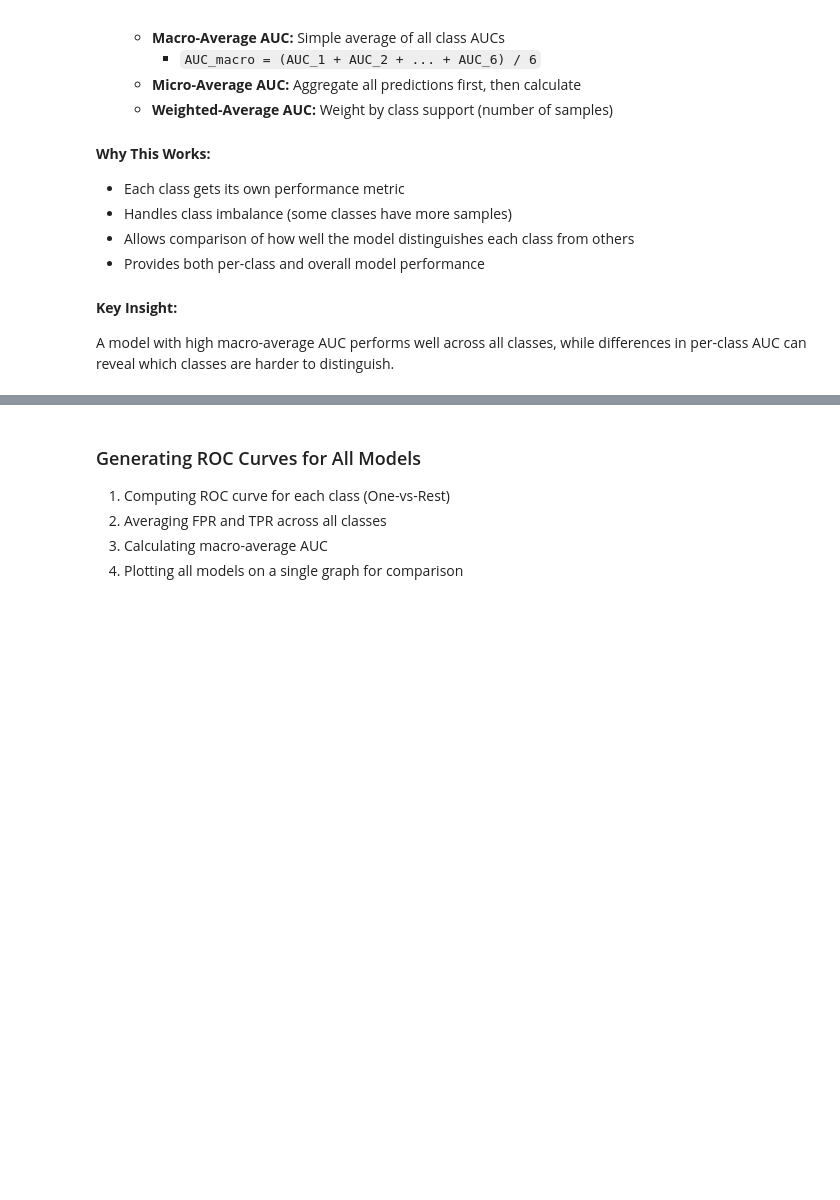
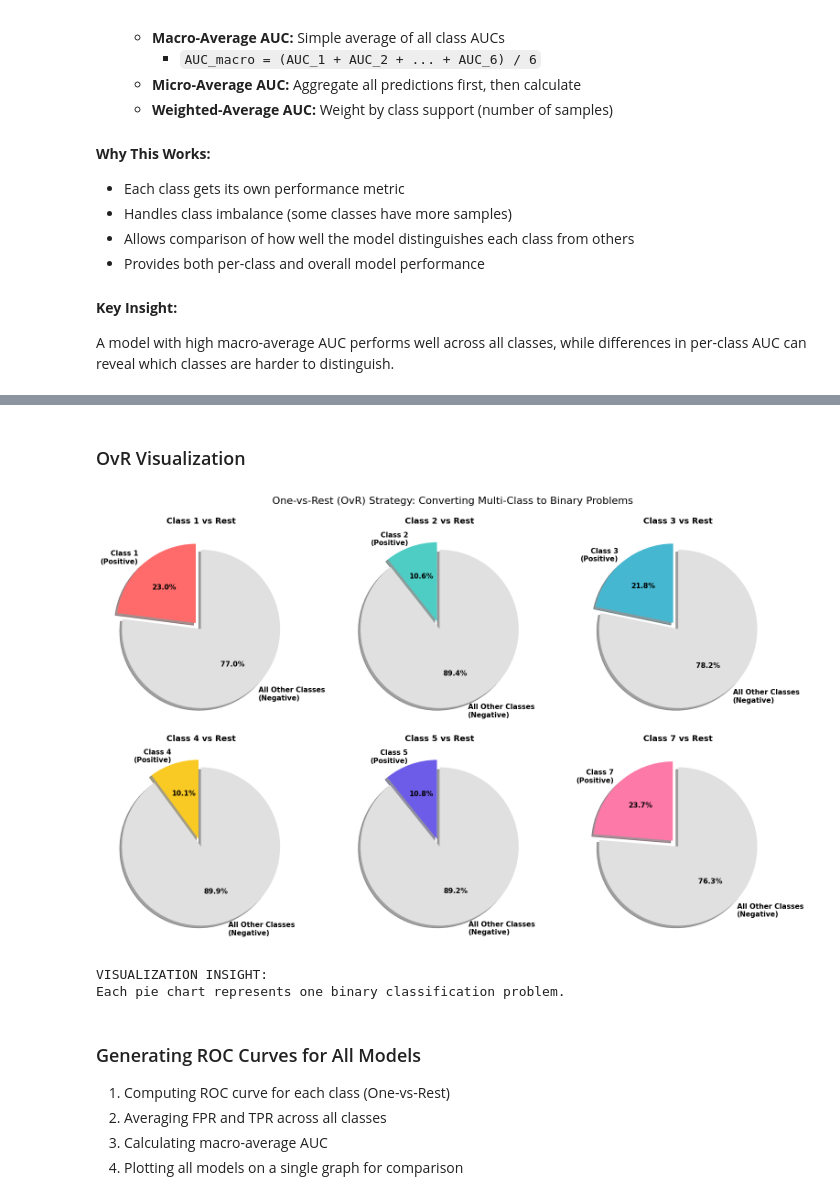
Before and after one commit to ha-rish-23/assignment-7-ha-rish-23, a Jupyter notebook: solution.ipynb, the cells around one changed output, grey strips where cells are left out. Saved outputs shown, nothing was run; the diff lists cells and outputs as text; code cells hidden in the pictures; blank space fills up the shorter version.

```diff
--- a/solution.ipynb
+++ b/solution.ipynb
@@ -59,6 +87,6 @@ scaler = StandardScaler()
 X_scaled = scaler.fit_transform(X)
 
 # Splitting the dataset into training and testing sets
-X_train, X_test, y_train, y_test = train_test_split(X_scaled, y, test_size=0.2, random_state=42, stratify=y)
+X_train, X_test, y_train, y_test = train_test_split(X_scaled, y, test_size=0.2, random_state=42)
 print("Training set shape:", X_train.shape, y_train.shape)
 print("Testing set shape:", X_test.shape, y_test.shape)
@@ -289,3 +358,5 @@ for cls in classes:
+# %% [markdown]
+### OvR Visualization
 # %%
 # Visualizing the OvR concept
 fig, axes = plt.subplots(2, 3, figsize=(16, 10))
@@ -293,34 +364,38 @@ axes = axes.ravel()
 
 classes = np.unique(y_test)
 colors_positive = ['#ff6b6b', '#4ecdc4', '#45b7d1', '#f9ca24', '#6c5ce7', '#fd79a8']
 
 for idx, cls in enumerate(classes):
     # Create binary labels
     binary_labels = (y_test.values.ravel() == cls).astype(int)
 
     # Count positive and negative
     positive_count = np.sum(binary_labels == 1)
     negative_count = np.sum(binary_labels == 0)
 
     # Create pie chart
     sizes = [positive_count, negative_count]
     labels = [f'Class {cls}\n(Positive)', 'All Other Classes\n(Negative)']
     colors = [colors_positive[idx], '#e0e0e0']
     explode = (0.1, 0)
 
     axes[idx].pie(sizes, explode=explode, labels=labels, colors=colors,
                   autopct='%1.1f%%', shadow=True, startangle=90,
                   textprops={'fontsize': 11, 'fontweight': 'bold'})
     axes[idx].set_title(f'Class {cls} vs Rest',
                        fontsize=13, fontweight='bold', pad=10)
 
 plt.suptitle('One-vs-Rest (OvR) Strategy: Converting Multi-Class to Binary Problems',
-             fontsize=16, fontweight='bold', y=0.995)
+             fontsize=16, y=0.995)
 plt.tight_layout()
 plt.show()
 
 print("VISUALIZATION INSIGHT:")
 print("Each pie chart represents one binary classification problem.")
+# %% [output]
+[figure, added]
+VISUALIZATION INSIGHT:
+Each pie chart represents one binary classification problem.
 # %% [markdown]
 ### Generating ROC Curves for All Models
 
```
Also changed, not shown: parts of 26 cells of this notebook.
